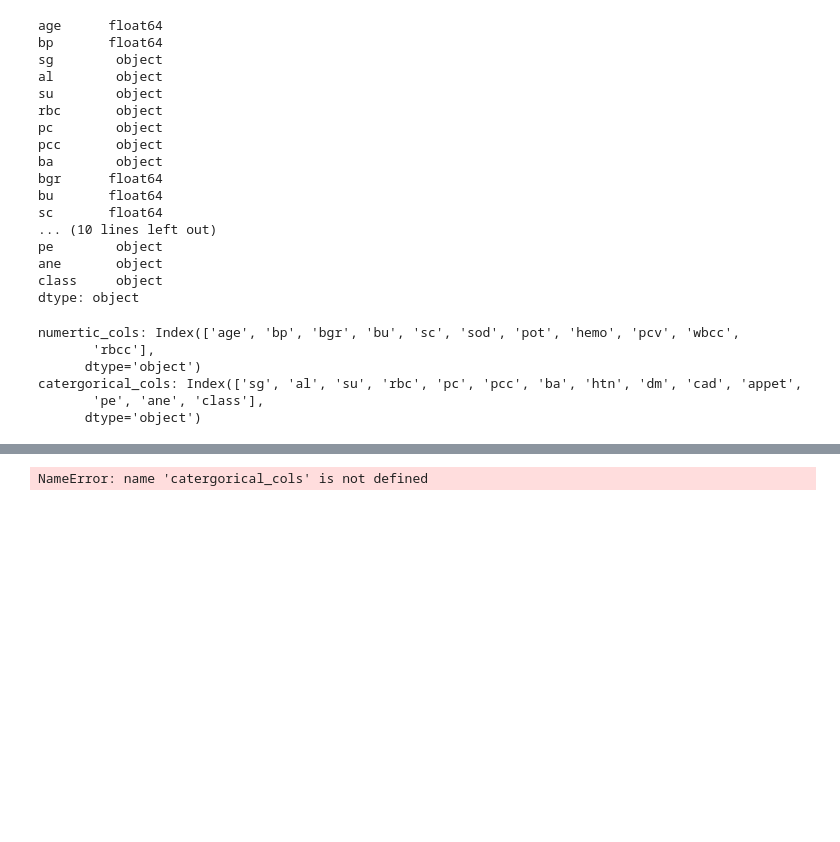
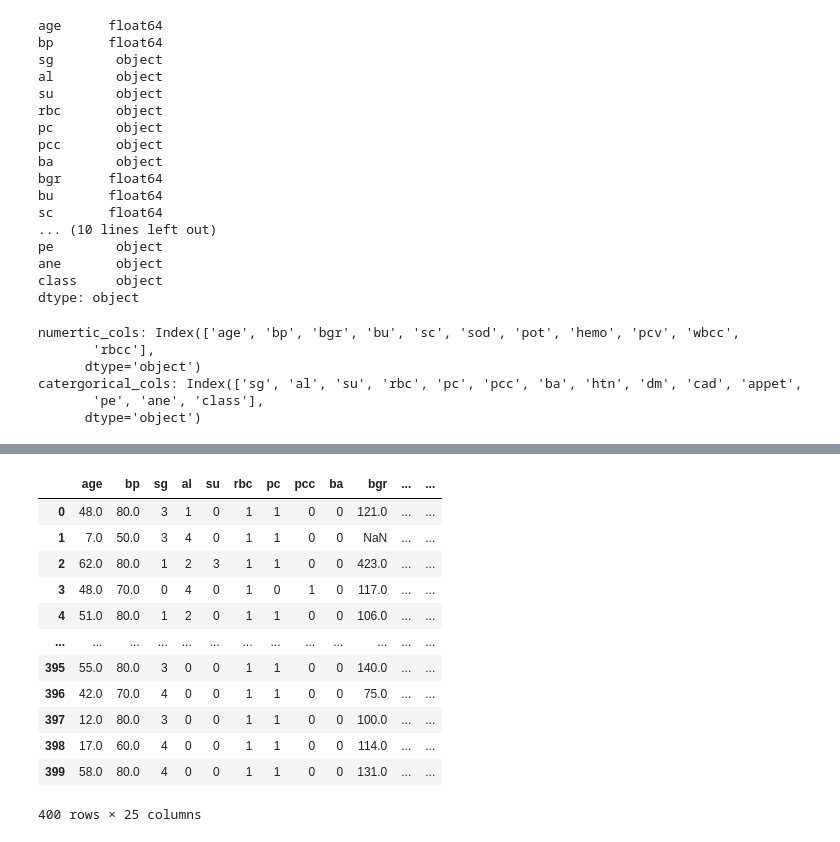
Before and after one commit to UdasriHasindu/k-nn-classifier, a Jupyter notebook: preprocess.ipynb, the cells around one changed output, grey strips where cells are left out. Cells and saved outputs as stored; diff of their text form; code cells hidden in the pictures; blank space fills up the shorter version.

Commit message:
finish preprocessing

```diff
--- a/preprocess.ipynb
+++ b/preprocess.ipynb
@@ -159,11 +170,32 @@ Name: sg, dtype: object
 # %%
-from sklearn.preprocessing import LabelEncoder, StandardScaler
 
 # Encode categorical columns
 df_processed = df.copy()
 for col in catergorical_cols:
 
     if col in df_processed.columns:
         # filling missing values with mode
+        col_mode = df_processed[col].mode()[0]
+        df_processed[col] = df_processed[col].fillna(col_mode)
+
+        # label encoding
+        le = LabelEncoder()
+        df_processed[col] = le.fit_transform(df_processed[col])
+
+
+
+df_processed
 # %% [output]
+|  | age | bp | sg | al | su | rbc | pc | pcc | ba | bgr | ... | ... |
+| 0 | 48.0 | 80.0 | 3 | 1 | 0 | 1 | 1 | 0 | 0 | 121.0 | ... | ... |
+| 1 | 7.0 | 50.0 | 3 | 4 | 0 | 1 | 1 | 0 | 0 | NaN | ... | ... |
+| 2 | 62.0 | 80.0 | 1 | 2 | 3 | 1 | 1 | 0 | 0 | 423.0 | ... | ... |
+| 3 | 48.0 | 70.0 | 0 | 4 | 0 | 1 | 0 | 1 | 0 | 117.0 | ... | ... |
+| 4 | 51.0 | 80.0 | 1 | 2 | 0 | 1 | 1 | 0 | 0 | 106.0 | ... | ... |
+| ... | ... | ... | ... | ... | ... | ... | ... | ... | ... | ... | ... | ... |
+| 395 | 55.0 | 80.0 | 3 | 0 | 0 | 1 | 1 | 0 | 0 | 140.0 | ... | ... |
+| 396 | 42.0 | 70.0 | 4 | 0 | 0 | 1 | 1 | 0 | 0 | 75.0 | ... | ... |
+| 397 | 12.0 | 80.0 | 3 | 0 | 0 | 1 | 1 | 0 | 0 | 100.0 | ... | ... |
+| 398 | 17.0 | 60.0 | 4 | 0 | 0 | 1 | 1 | 0 | 0 | 114.0 | ... | ... |
+| 399 | 58.0 | 80.0 | 4 | 0 | 0 | 1 | 1 | 0 | 0 | 131.0 | ... | ... |
-NameError: name 'catergorical_cols' is not defined
+400 rows × 25 columns
```
Also changed, not shown: parts of 12 cells of this notebook.
